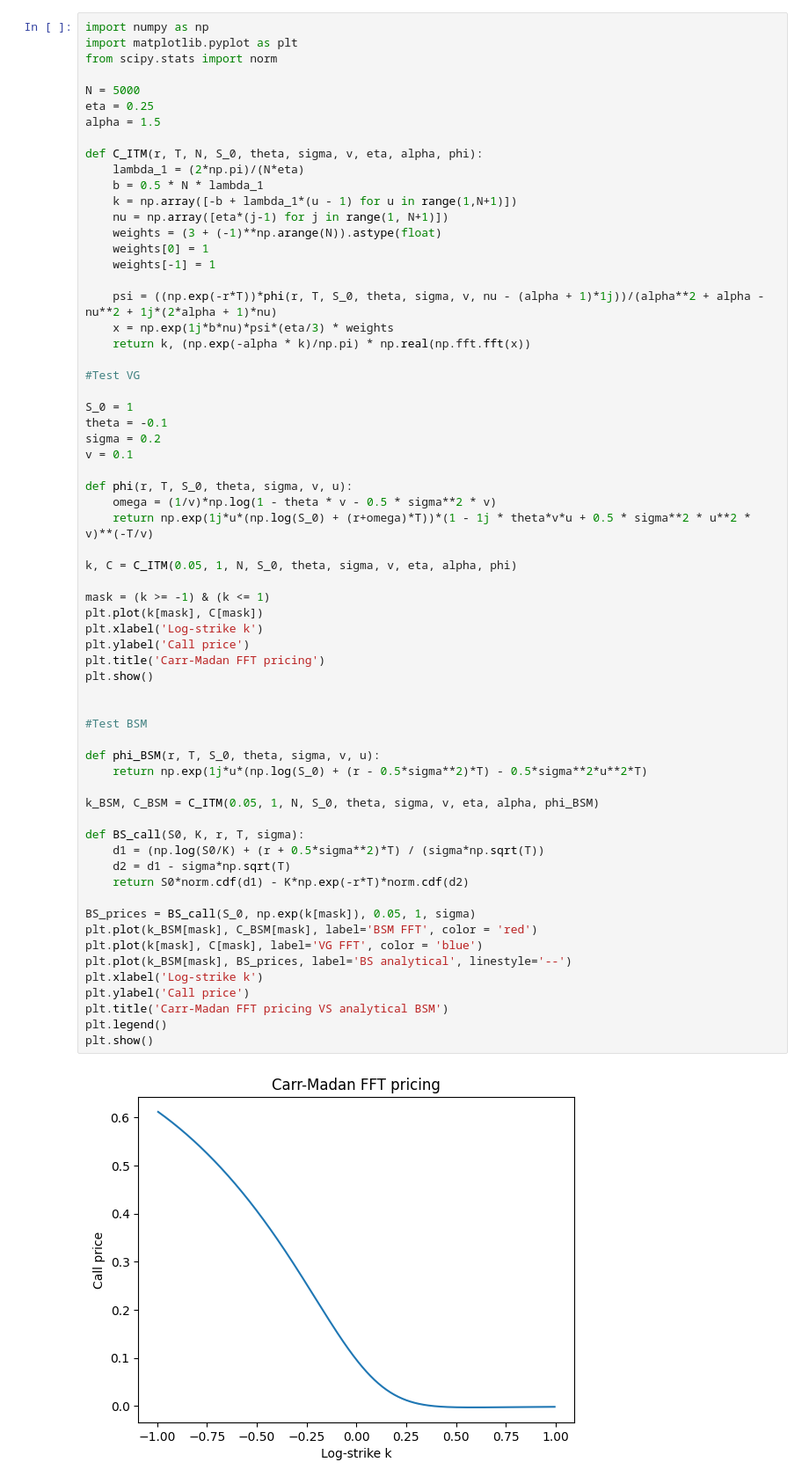
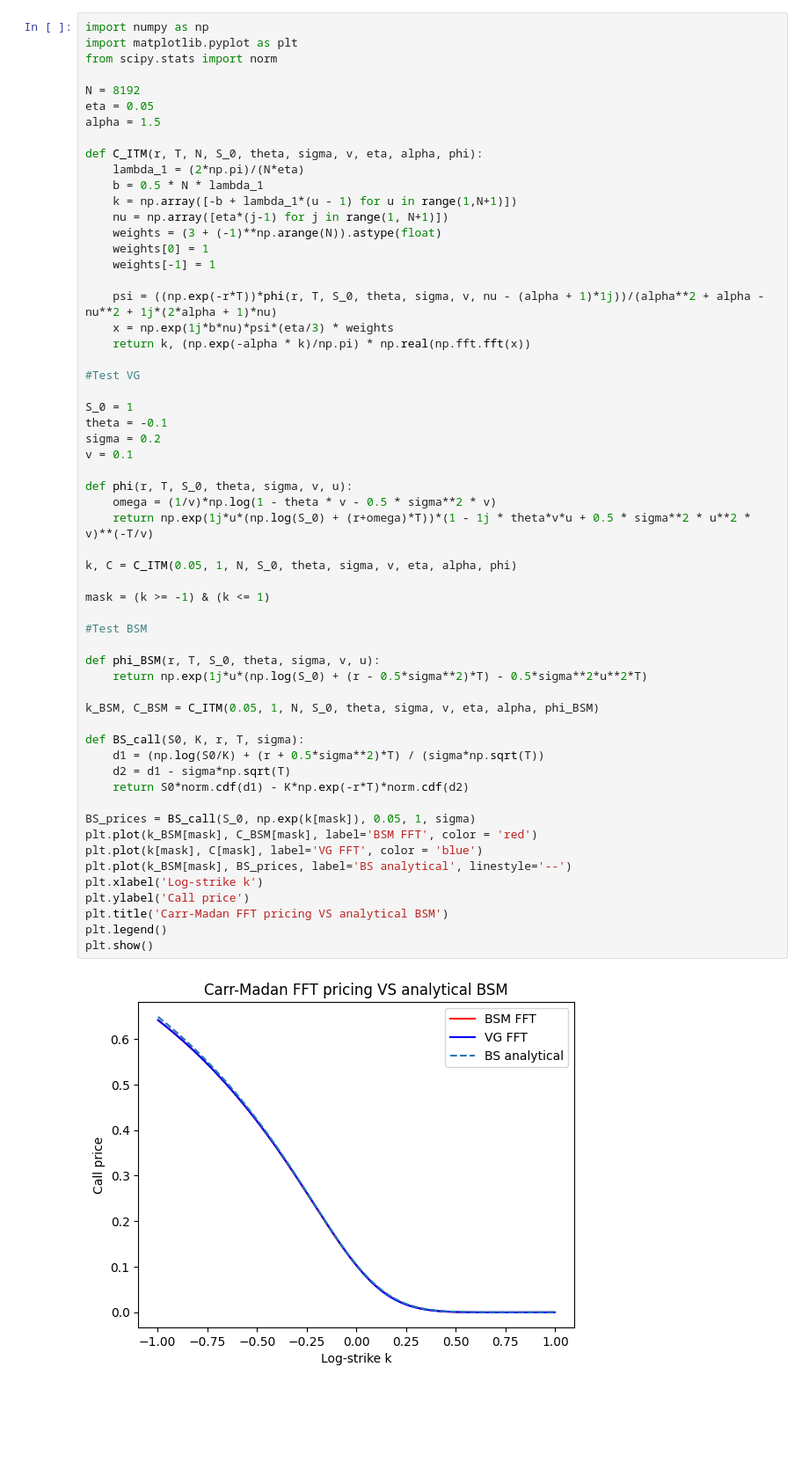
Before and after one commit to victormaury25/option-pricing-fft, a Jupyter notebook: FFT option pricing.ipynb, the cells around one changed output. Shown at 88% size. Cells and saved outputs as stored; diff of their text form; blank space fills up the shorter version.

```diff
--- a/FFT option pricing.ipynb
+++ b/FFT option pricing.ipynb
@@ -3,8 +39,8 @@ import numpy as np
 import matplotlib.pyplot as plt
 from scipy.stats import norm
 
-N = 5000
-eta = 0.25
+N = 8192
+eta = 0.05
 alpha = 1.5
 
 def C_ITM(r, T, N, S_0, theta, sigma, v, eta, alpha, phi):
@@ -30,37 +66,31 @@ v = 0.1
 def phi(r, T, S_0, theta, sigma, v, u):
     omega = (1/v)*np.log(1 - theta * v - 0.5 * sigma**2 * v)
     return np.exp(1j*u*(np.log(S_0) + (r+omega)*T))*(1 - 1j * theta*v*u + 0.5 * sigma**2 * u**2 * v)**(-T/v)
 
 k, C = C_ITM(0.05, 1, N, S_0, theta, sigma, v, eta, alpha, phi)
 
 mask = (k >= -1) & (k <= 1)
-plt.plot(k[mask], C[mask])
-plt.xlabel('Log-strike k')
-plt.ylabel('Call price')
-plt.title('Carr-Madan FFT pricing')
-plt.show()
-
 
 #Test BSM
 
 def phi_BSM(r, T, S_0, theta, sigma, v, u):
     return np.exp(1j*u*(np.log(S_0) + (r - 0.5*sigma**2)*T) - 0.5*sigma**2*u**2*T)
 
 k_BSM, C_BSM = C_ITM(0.05, 1, N, S_0, theta, sigma, v, eta, alpha, phi_BSM)
 
 def BS_call(S0, K, r, T, sigma):
     d1 = (np.log(S0/K) + (r + 0.5*sigma**2)*T) / (sigma*np.sqrt(T))
     d2 = d1 - sigma*np.sqrt(T)
     return S0*norm.cdf(d1) - K*np.exp(-r*T)*norm.cdf(d2)
 
 BS_prices = BS_call(S_0, np.exp(k[mask]), 0.05, 1, sigma)
 plt.plot(k_BSM[mask], C_BSM[mask], label='BSM FFT', color = 'red')
 plt.plot(k[mask], C[mask], label='VG FFT', color = 'blue')
 plt.plot(k_BSM[mask], BS_prices, label='BS analytical', linestyle='--')
 plt.xlabel('Log-strike k')
 plt.ylabel('Call price')
 plt.title('Carr-Madan FFT pricing VS analytical BSM')
 plt.legend()
 plt.show()
 # %% [output]
-[figure, old version]
+[figure, new version]
```
Also changed, not shown: parts of 14 cells of this notebook, 1 other file.
